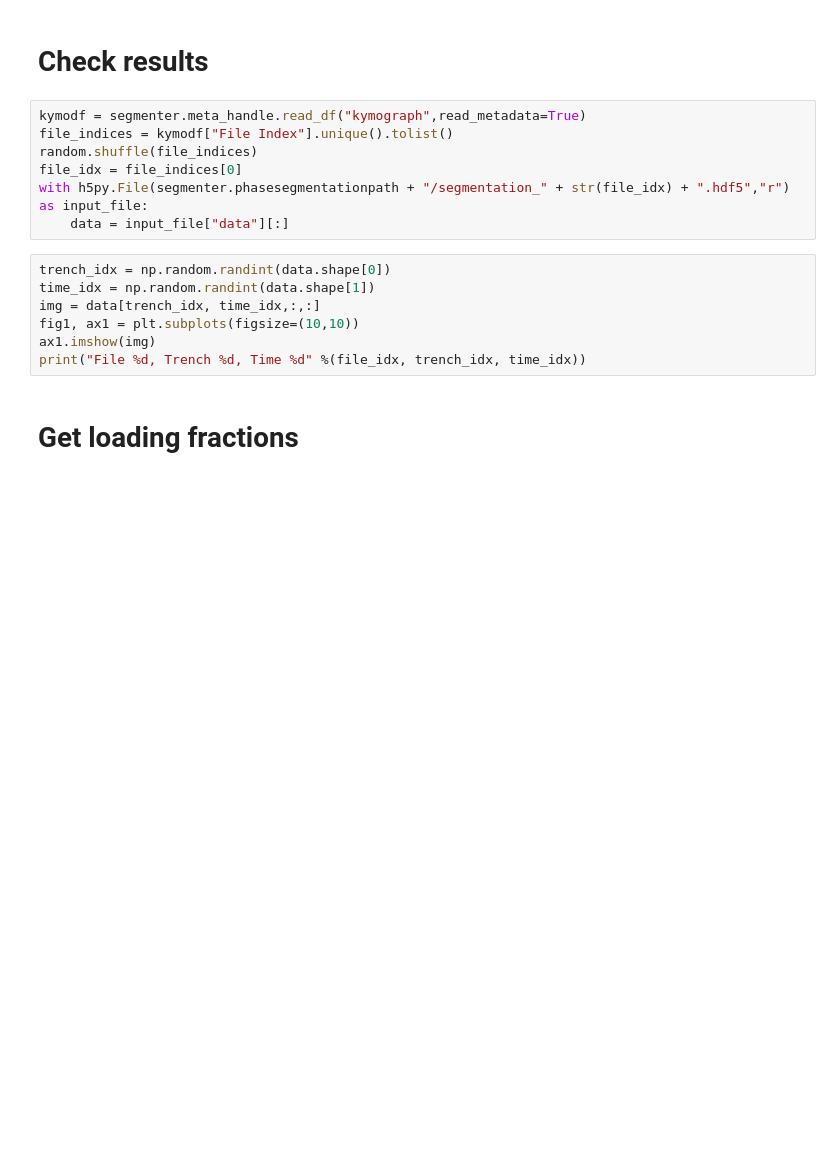
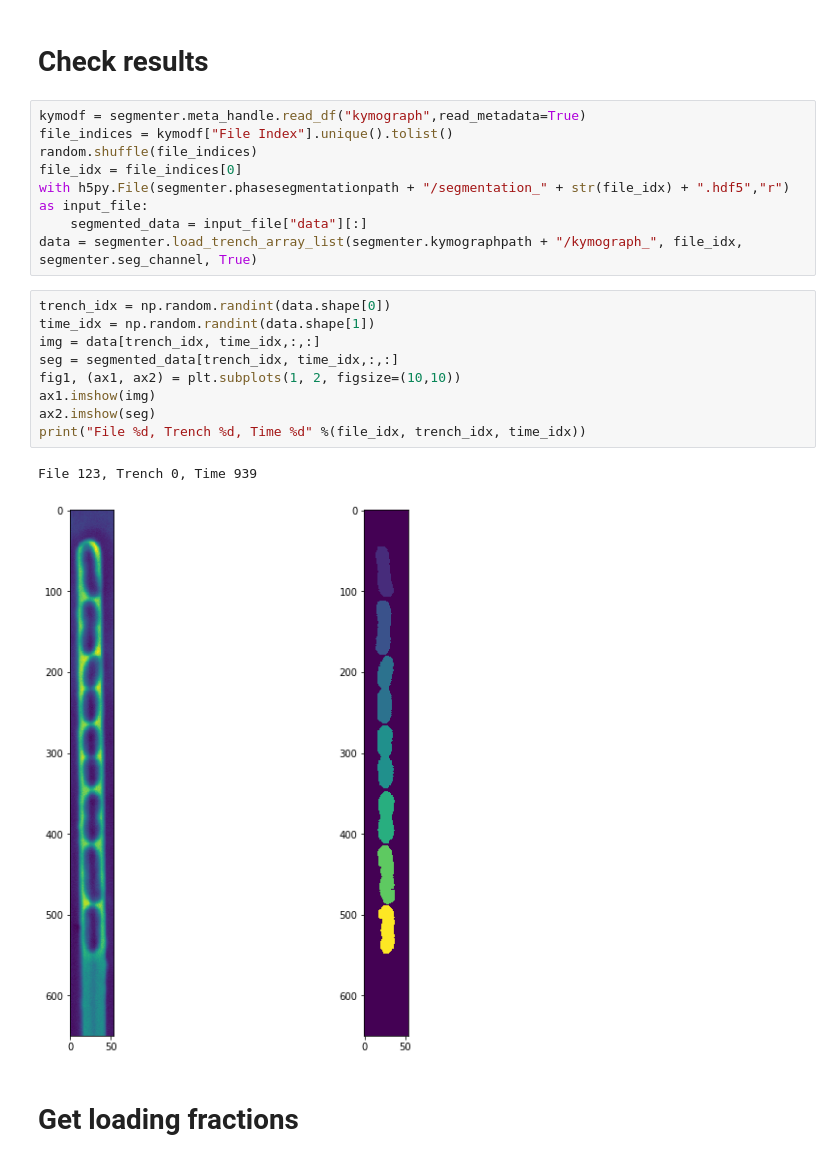
Before and after one commit to paulssonlab/TrenchRipper, a Jupyter notebook: phase_seg_test.ipynb, the cells around one changed output. Cells and saved outputs as stored; diff of their text form; blank space fills up the shorter version.

```diff
--- a/phase_seg_test.ipynb
+++ b/phase_seg_test.ipynb
@@ -74,14 +108,20 @@ file_indices = kymodf["File Index"].unique().tolist()
 random.shuffle(file_indices)
 file_idx = file_indices[0]
 with h5py.File(segmenter.phasesegmentationpath + "/segmentation_" + str(file_idx) + ".hdf5","r") as input_file:
-    data = input_file["data"][:]
+    segmented_data = input_file["data"][:]
+data = segmenter.load_trench_array_list(segmenter.kymographpath + "/kymograph_", file_idx, segmenter.seg_channel, True)
 # %%
 trench_idx = np.random.randint(data.shape[0])
 time_idx = np.random.randint(data.shape[1])
 img = data[trench_idx, time_idx,:,:]
-fig1, ax1 = plt.subplots(figsize=(10,10))
+seg = segmented_data[trench_idx, time_idx,:,:]
+fig1, (ax1, ax2) = plt.subplots(1, 2, figsize=(10,10))
 ax1.imshow(img)
+ax2.imshow(seg)
 print("File %d, Trench %d, Time %d" %(file_idx, trench_idx, time_idx))
+# %% [output]
+File 123, Trench 0, Time 939
+[figure, added]
 # %% [markdown]
 # Get loading fractions
 # %%
```
Also changed, not shown: parts of 16 cells of this notebook, 2 other files.
